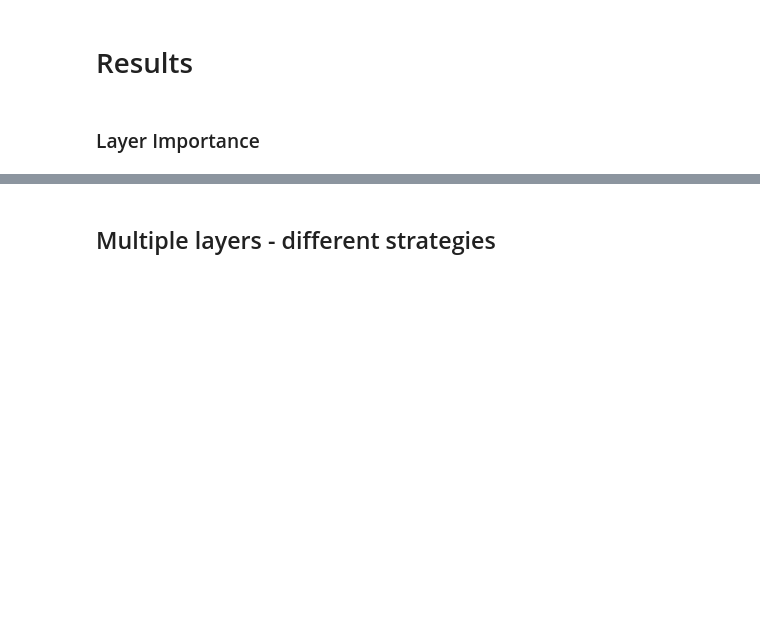
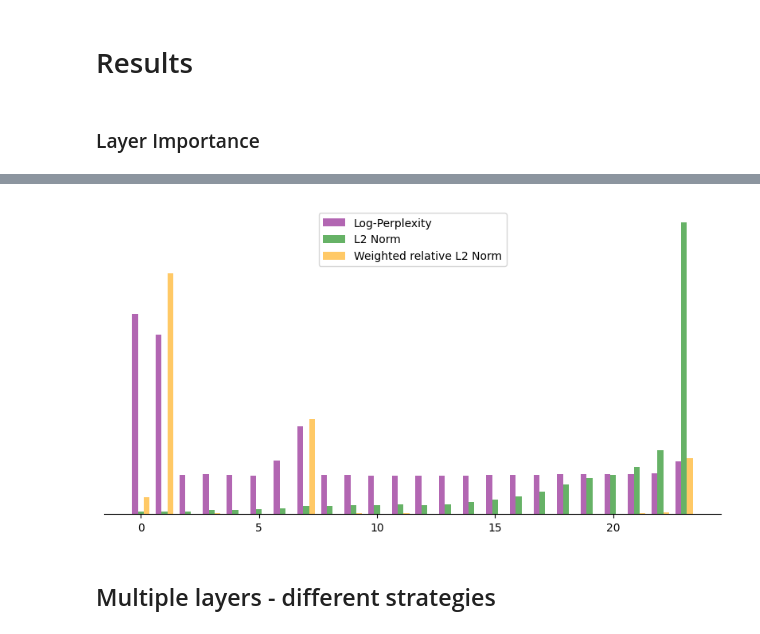
Before and after one commit to chutnakova5/Adaptive-layer-skipping, a Jupyter notebook: dp_importance.ipynb, the cells around one changed output, grey strips where cells are left out. Cells and saved outputs as stored; diff of their text form; code cells hidden in the pictures; blank space fills up the shorter version.

```diff
--- a/dp_importance.ipynb
+++ b/dp_importance.ipynb
@@ -1044,3 +1057,47 @@ plt.show()
+# %%
+fig, ax1 = plt.subplots(figsize=(10, 5))
+
+layer_indices = np.arange(len(norms_L2.mean()))
+width = 0.25  # smaller width for 3 bars
+
+# --- First metric (log-perplexity) ---
+ax1.bar(layer_indices - width, results_1_layer.log_perplexity * 100,
+        width=width, label='Log-Perplexity',
+        color='purple', alpha=0.6)
+
+# ax1.set_ylabel('Global importance (log-ppl)', fontsize=12,
+               # bbox=dict(facecolor='purple', alpha=0.3, edgecolor='none', pad=3))
+
+# --- Second metric (L2 norm) ---
+# ax2 = ax1.twinx()
+ax1.bar(layer_indices, norms_L2.mean(),
+        width=width, label='L2 Norm',
+        color='green', alpha=0.6)
+
+# --- Third metric (example: replace with your data) ---
+ax1.bar(layer_indices + width, w_rel_norms_L2.mean()*1e4,
+        width=width, label='Weighted relative L2 Norm',
+        color='orange', alpha=0.6)
+
+# ax2.set_xlabel('Layer Index')
+# ax2.set_ylabel('Local importance (avg L2 norm)', fontsize=12,
+               # bbox=dict(facecolor='green', alpha=0.3, edgecolor='none', pad=3))
+
+# ax2.set_xticks(range(0, len(norms_L2.mean()), 5))
+ax1.grid(axis='y', alpha=0.5)
+
+# --- Combine legends ---
+lines1, labels1 = ax1.get_legend_handles_labels()
+# lines2, labels2 = ax2.get_legend_handles_labels()
+# ax1.legend(lines1 + lines2, labels1 + labels2, loc='upper center')
+ax1.legend(loc='upper center')
+sns.despine()
+ax1.spines['left'].set_visible(False)          # hide spine
+ax1.yaxis.set_ticks([])                        # remove ticks
+ax1.yaxis.set_ticklabels([])                   # remove tick labels
+plt.show()
+# %% [output]
+[figure, added]
 # %% [markdown]
 ## Multiple layers - different strategies
 # %%
```
Also changed, not shown: parts of 8 cells of this notebook, 1 other file.
